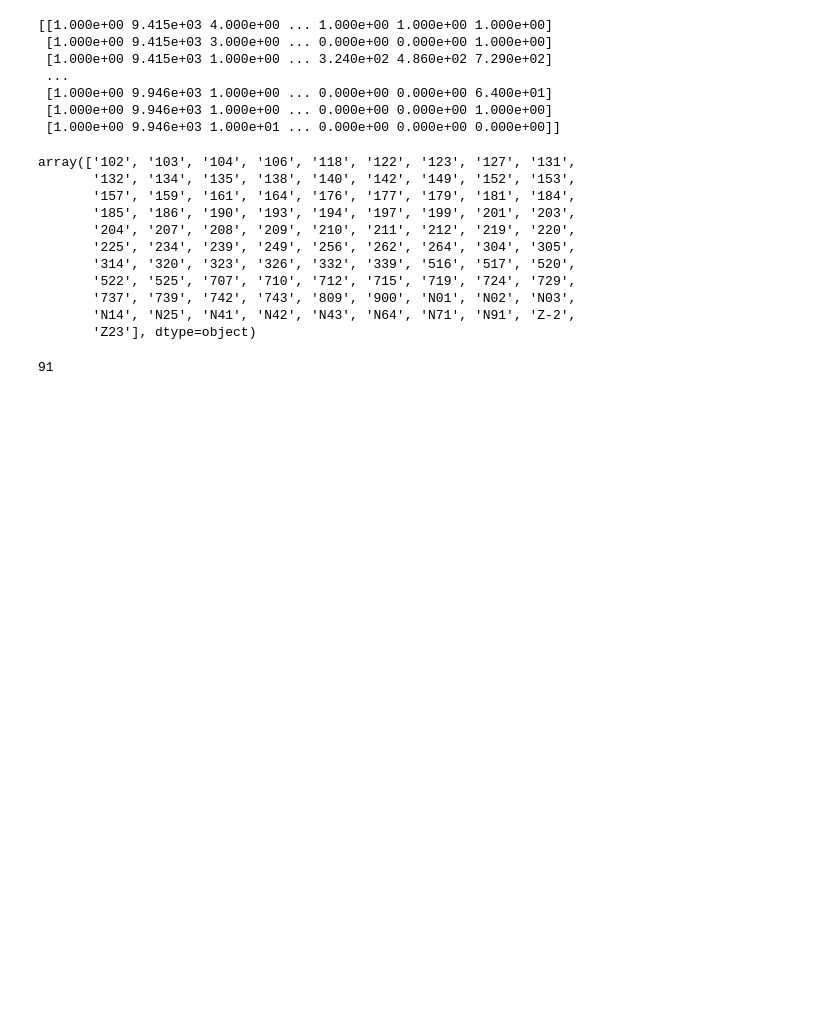
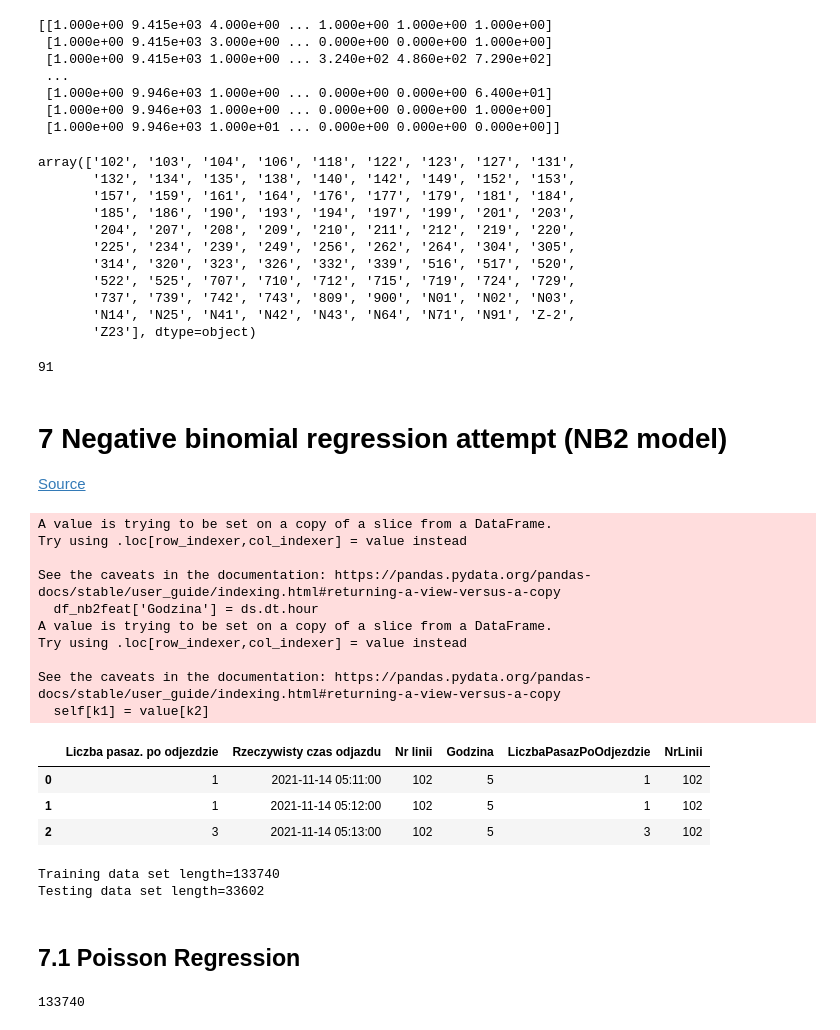
Before and after one commit to Walczi123/Projekt_Przetwarzanie_Danych, a Jupyter notebook: initial_data_processing.ipynb, the cells around one changed output. Saved outputs shown, nothing was run; the diff lists cells and outputs as text; code cells hidden in the pictures; blank space fills up the shorter version.

```diff
--- a/initial_data_processing.ipynb
+++ b/initial_data_processing.ipynb
@@ -294,3 +294,7 @@ array(['102', '103', '104', '106', '118', '122', '123', '127', '131',
 len(uniq)
 # %% [output]
 91
+# %% [markdown]
+# 7 Negative binomial regression attempt (NB2 model)
+
+[Source](https://timeseriesreasoning.com/contents/negative-binomial-regression-model/)
@@ -296,0 +305,36 @@ len(uniq)
+# %%
+df_nb2feat = df[['Liczba pasaz. po odjezdzie', 'Rzeczywisty czas odjazdu', 'Nr linii']]
+ds = df['Rzeczywisty czas odjazdu']
+df_nb2feat['Godzina'] = ds.dt.hour
+df_nb2feat[['LiczbaPasazPoOdjezdzie', 'NrLinii']] = df[['Liczba pasaz. po odjezdzie', 'Nr linii']]
+df_nb2feat.head(3)
+# %% [output]
+A value is trying to be set on a copy of a slice from a DataFrame.
+Try using .loc[row_indexer,col_indexer] = value instead
+
+See the caveats in the documentation: https://pandas.pydata.org/pandas-docs/stable/user_guide/indexing.html#returning-a-view-versus-a-copy
+  df_nb2feat['Godzina'] = ds.dt.hour
+A value is trying to be set on a copy of a slice from a DataFrame.
+Try using .loc[row_indexer,col_indexer] = value instead
+
+See the caveats in the documentation: https://pandas.pydata.org/pandas-docs/stable/user_guide/indexing.html#returning-a-view-versus-a-copy
+  self[k1] = value[k2]
+|  | Liczba pasaz. po odjezdzie | Rzeczywisty czas odjazdu | Nr linii | Godzina | LiczbaPasazPoOdjezdzie | NrLinii |
+| 0 | 1 | 2021-11-14 05:11:00 | 102 | 5 | 1 | 102 |
+| 1 | 1 | 2021-11-14 05:12:00 | 102 | 5 | 1 | 102 |
+| 2 | 3 | 2021-11-14 05:13:00 | 102 | 5 | 3 | 102 |
+# %%
+mask = np.random.rand(len(df)) < 0.8
+df_train = df_nb2feat[mask]
+df_test = df_nb2feat[~mask]
+print('Training data set length='+str(len(df_train)))
+print('Testing data set length='+str(len(df_test)))
+# %% [output]
+Training data set length=133740
+Testing data set length=33602
+# %% [markdown]
+## 7.1 Poisson Regression
+# %%
+len(df_train['Nr linii'])
+# %% [output]
+133740
```
Also changed, not shown: parts of 16 cells of this notebook.
